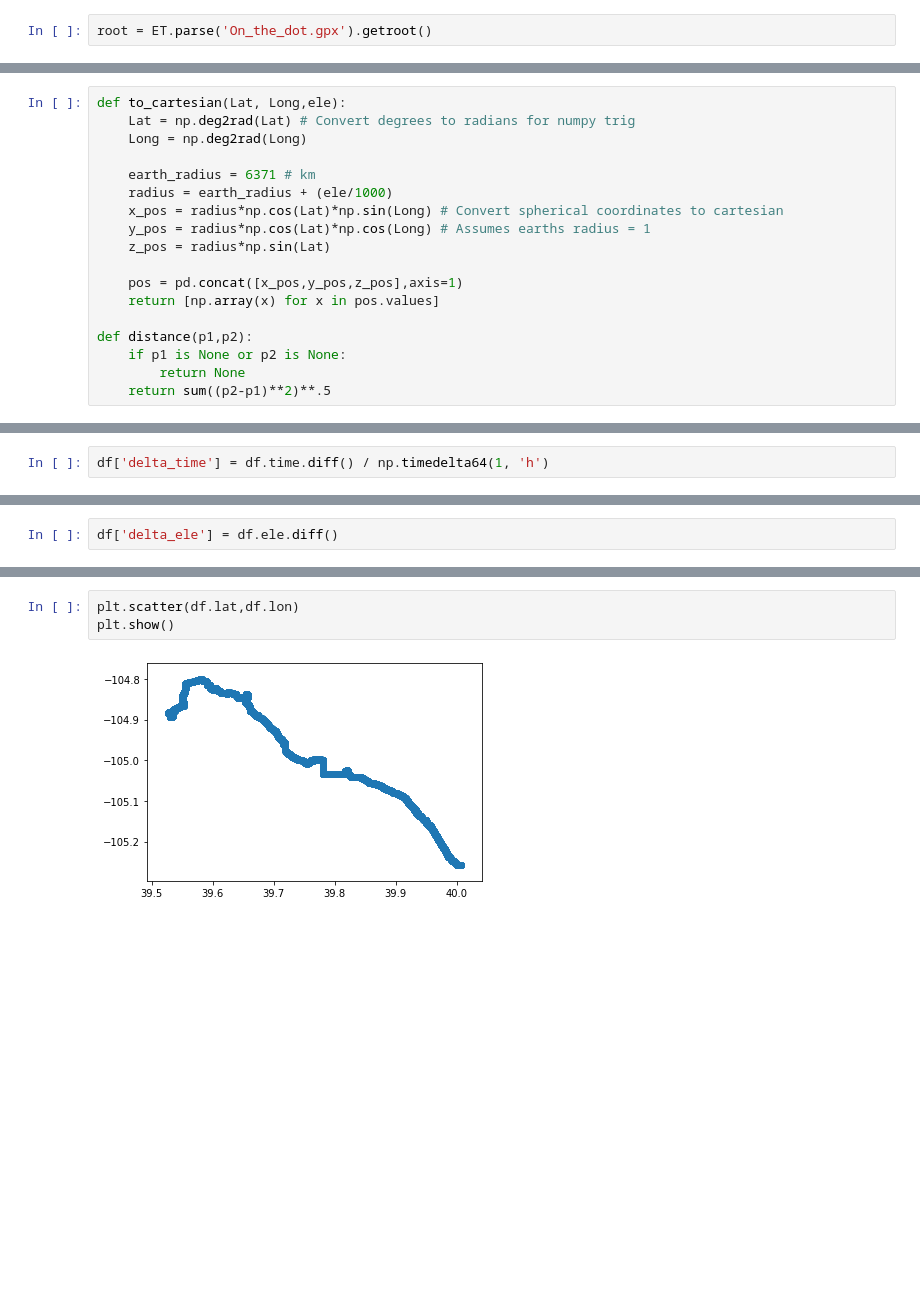
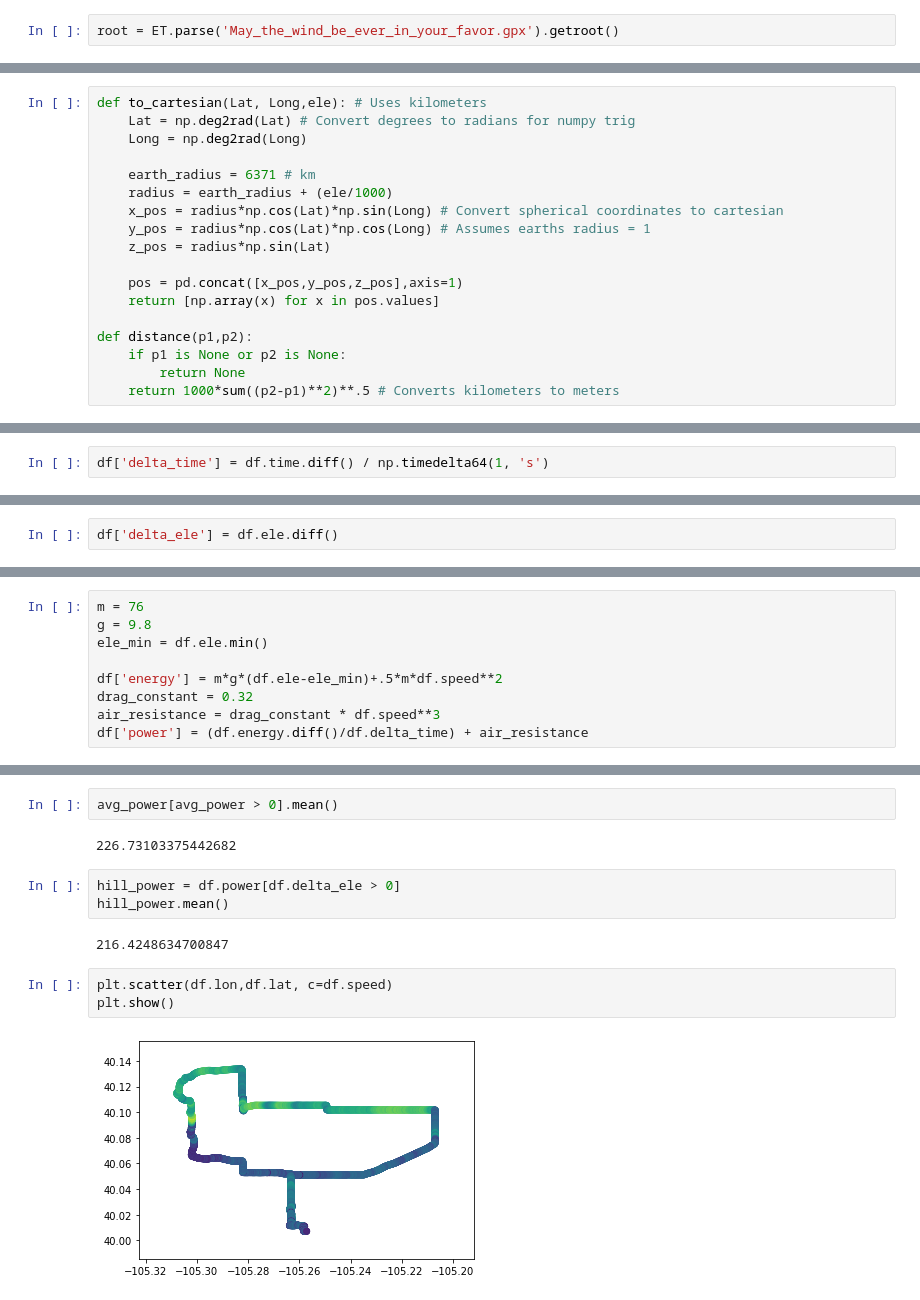
Before and after one commit to royceschultz/Cycling-Power-Calculator, a Jupyter notebook: strava.ipynb, the cells around one changed output, grey strips where cells are left out. Saved outputs shown, nothing was run; the diff lists cells and outputs as text; blank space fills up the shorter version.

Commit message:
adds air resistance to calculation

```diff
--- a/strava.ipynb
+++ b/strava.ipynb
@@ -5,7 +9,7 @@ import xml.etree.ElementTree as ET
 import matplotlib.pyplot as plt
 from datetime import datetime
 # %%
-root = ET.parse('On_the_dot.gpx').getroot()
+root = ET.parse('May_the_wind_be_ever_in_your_favor.gpx').getroot()
 # %%
 trk = root[1]
 seg = trk[2]
@@ -30,5 +34,5 @@ df.head()
 # %%
-def to_cartesian(Lat, Long,ele):
+def to_cartesian(Lat, Long,ele): # Uses kilometers
     Lat = np.deg2rad(Lat) # Convert degrees to radians for numpy trig
     Long = np.deg2rad(Long)
 
@@ -44,7 +48,7 @@ def to_cartesian(Lat, Long,ele):
 def distance(p1,p2):
     if p1 is None or p2 is None:
         return None
-    return sum((p2-p1)**2)**.5
+    return 1000*sum((p2-p1)**2)**.5 # Converts kilometers to meters
 # %%
 df['cart'] = to_cartesian(df.lat,df.lon, df.ele)
 # %%
@@ -56,7 +60,7 @@ for point in df.cart:
 
 df['delta_dist'] = dists
 # %%
-df['delta_time'] = df.time.diff() / np.timedelta64(1, 'h')
+df['delta_time'] = df.time.diff() / np.timedelta64(1, 's')
 # %%
 df['speed'] = df.delta_dist / df.delta_time
 # %%
@@ -74,0 +92,9 @@ dtype: object
+# %%
+m = 76
+g = 9.8
+ele_min = df.ele.min()
+
+df['energy'] = m*g*(df.ele-ele_min)+.5*m*df.speed**2
+drag_constant = 0.32
+air_resistance = drag_constant * df.speed**3
+df['power'] = (df.energy.diff()/df.delta_time) + air_resistance
@@ -75,5 +116,14 @@ dtype: object
+# %%
+avg_power[avg_power > 0].mean()
+# %% [output]
+226.73103375442682
+# %%
+hill_power = df.power[df.delta_ele > 0]
+hill_power.mean()
+# %% [output]
+216.4248634700847
 # %%
-plt.scatter(df.lat,df.lon)
+plt.scatter(df.lon,df.lat, c=df.speed)
 plt.show()
 # %% [output]
-[figure, old version]
+[figure, new version]
```
Also changed, not shown: parts of 9 cells of this notebook.
